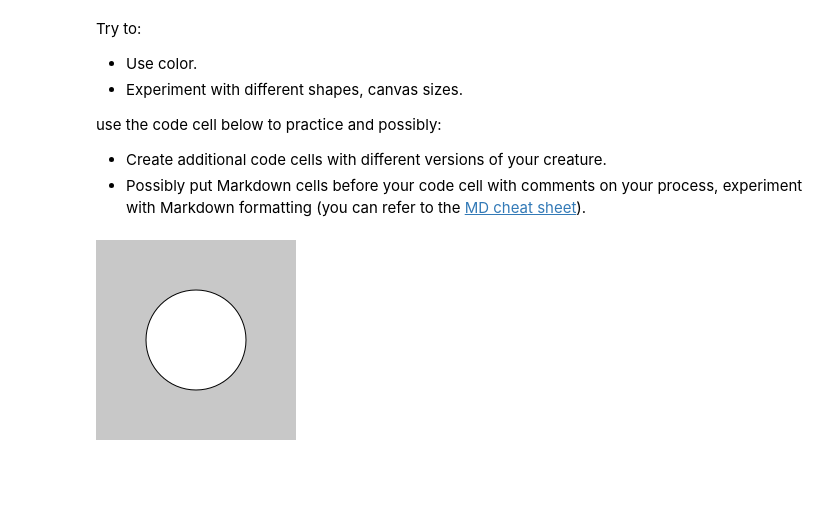
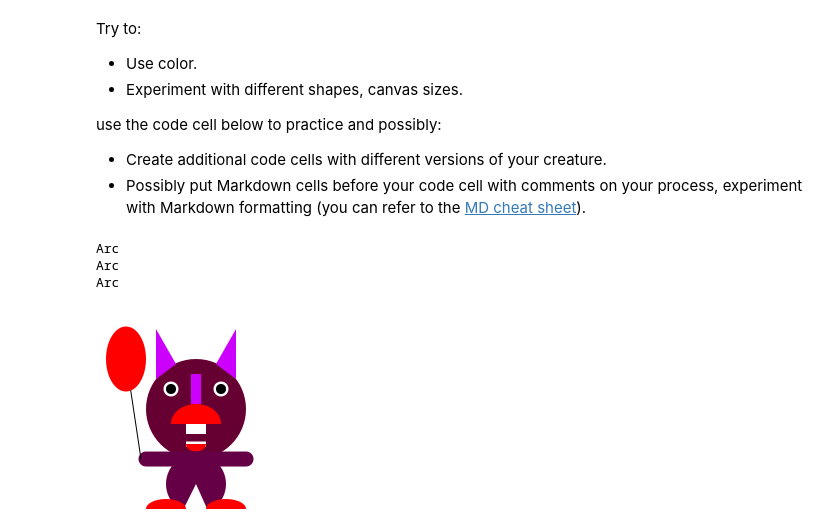
Before and after one commit to Mtj2042/generative_drawing, a Jupyter notebook: weekly/week1/week1_sketchbook.ipynb, the cells around one changed output. Cells and saved outputs as stored; diff of their text form; code cells hidden in the pictures; blank space fills up the shorter version.

```diff
--- a/weekly/week1/week1_sketchbook.ipynb
+++ b/weekly/week1/week1_sketchbook.ipynb
@@ -78,9 +78,53 @@ use the code cell below to practice and possibly:
 # %%
 from py5canvas import *
 
 create_canvas(200, 200)
+background(255)
+no_stroke()
+fill(102, 0, 70)
+circle(width/2, height/2 + 75, 60)
+fill(102, 0, 51)
 circle(width/2, height/2, 100)
-# Your creature code here
+fill(255,255,255)
+arc((width/2, height/2 + 75), 60, 60, 20, 90)
+rect_mode(CENTER)
+fill(204,0,255)
+triangle((width/2 - 40, height/2 - 30), (width/2 - 20, height/2 - 45), (width/2 - 40, height/2 - 80))
+triangle((width/2 + 40, height/2 - 30), (width/2 + 20, height/2 - 45), (width/2 + 40, height/2 - 80))
+fill(204,0,255)
+rect((width/2, height/2 - 20), 10, 30)
+fill(255,255,255)
+rect((width/2, height/2 + 20), 20, 10)
+rect((width/2, height/2 + 35), 20, 5)
+#rect((width/2, height/2), 70, 10)
+fill(255)
+circle(width/2 - 25, height/2 - 20, 15)
+circle(width/2 + 25, height/2 - 20, 15)
+fill(0)
+circle(width/2 - 25, height/2 - 20, 10)
+circle(width/2 + 25, height/2 - 20, 10)
+fill(255, 0, 0)
+angle_mode(DEGREES)
+arc((width/2, height/2 + 15), 50, 40, 180, 0)
+arc((width/2, height/2 +35), 20, 15, 0, 180)
+stroke(102,0,70)
+stroke_weight(15)
+line((50, height/2 + 50), (150, height/2 + 50))
+#triangle((width/2 - 40, height/2 - 30), (width/2 - 20, height/2 - 45), (width/2 - 40, height/2 - 80))
+no_stroke()
+ellipse(width/2 - 30, height/2 + 100, 40, 20)
+ellipse(width/2 + 30, height/2 + 100, 40, 20)
+stroke(0)
+stroke_weight(1)
+line(45, 150, 30, 50)
+no_stroke()
+ellipse(30, 50, 40, 65)
+fill(0)
 show()
+
+save('week1_sketchbook.png')
 # %% [output]
+Arc
+Arc
+Arc
-[figure, old version]
+[figure, new version]
```
Also changed, not shown: 1 other file.
